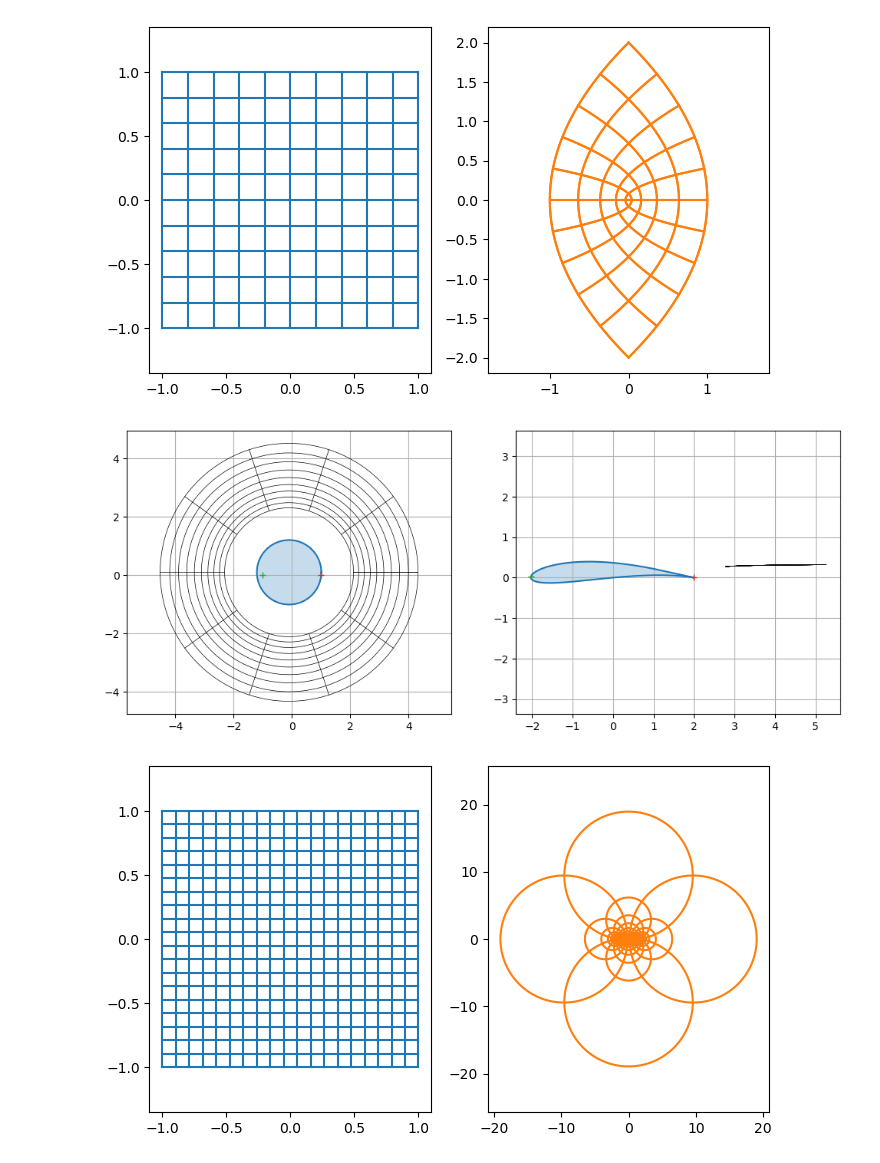
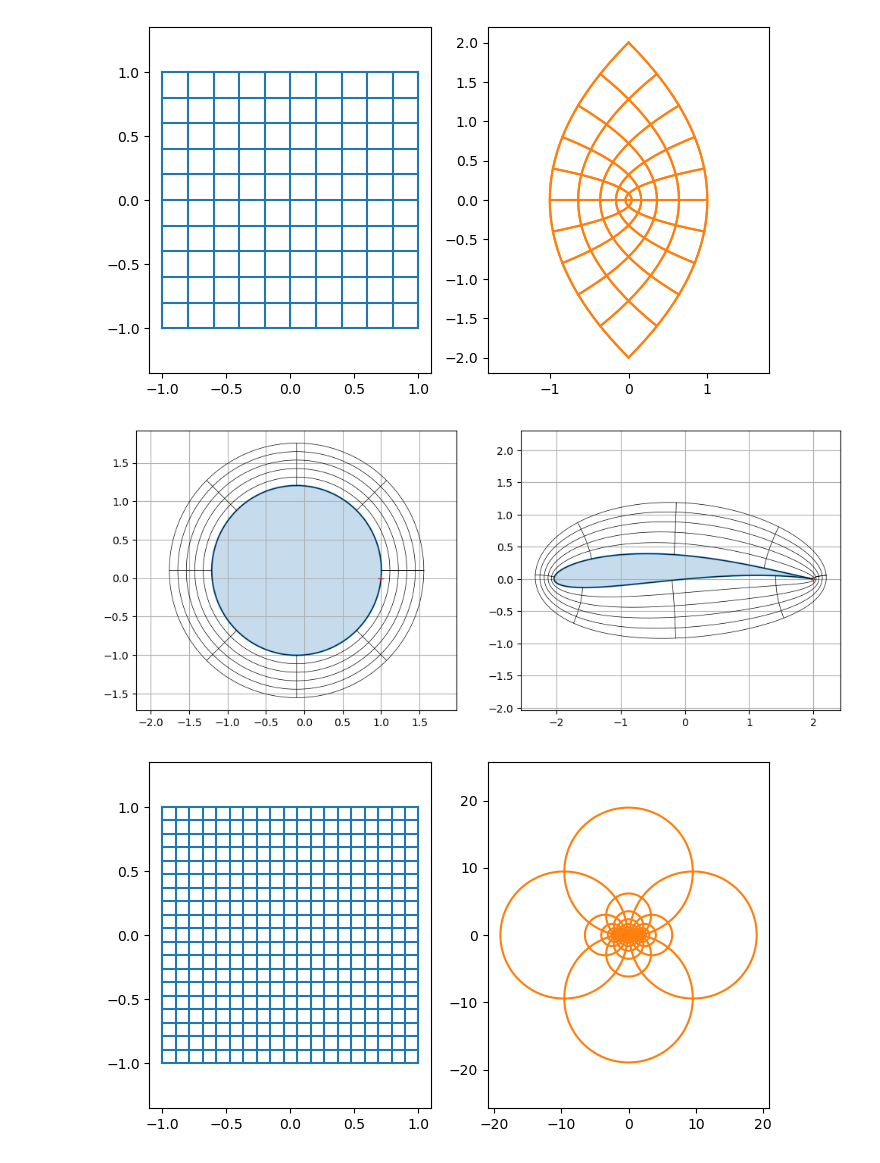
Before and after one commit to boisgera/visualization-of-analytic-functions, a Jupyter notebook: Domain Coloring.ipynb, the cells around one changed output. Saved outputs shown, nothing was run; the diff lists cells and outputs as text; code cells hidden in the pictures.

```diff
--- a/Domain Coloring.ipynb
+++ b/Domain Coloring.ipynb
@@ -152,15 +150,15 @@ def grid(xs, ys):
         paths.append(line(x_min+1j*y, x_max+1j*y))
     return paths
 
-def polar_grid(rs, thetas):
+def polar_grid(rs, thetas, c=0.0+0.0j):
     paths = []
     r_min, r_max = rs[0], rs[-1]
     theta_min, theta_max = thetas[0], thetas[-1]
 
     for r in rs:
-        paths.append(circle(r=r, arg0=theta_min, arg1=theta_max))
+        paths.append(circle(r=r, arg0=theta_min, arg1=theta_max, c=c))
     for theta in thetas:
-        paths.append(line(r_min*exp(1j*theta), r_max*exp(1j*theta)))
+        paths.append(line(r_min*exp(1j*theta)+c, r_max*exp(1j*theta)+c))
     return paths
 # %%
 
@@ -243,52 +241,49 @@ None
 def Joukowsky(z):
     return z + 1.0 / z
 
-c = -0.1 + 0.1j
-r = abs(c - 1)
+c = -0.10 + 0.10j
+r = abs(c - 1) # such that the circle circle(c, t) goes through 1+0j
 
-def T(z):
-    return Joukowsky(c + r*z)
+J = Joukowsky
 
 gamma = circle(c=c, r=r)
 J_gamma = lambda t: Joukowsky(gamma(t))
 
-paths = polar_grid(rs=logspace(1, 2, 10, base=2), thetas=linspace(0, 2*pi, 11))
+paths = polar_grid(rs=[1.0*r, 1.1*r, 1.2*r, 1.3*r, 1.4*r, 1.5*r], thetas=linspace(0, 2*pi, 8+1), c=c)
 
 fig, (ax1, ax2) = subplots(1,2)
 fig.set_figwidth(12)
 
 t = linspace(0.0, 1.0, 10000)
 
 ax1.plot(gamma(t).real, gamma(t).imag, color="C0")
 ax1.fill(gamma(t).real, gamma(t).imag, color="C0", alpha=0.25)
 for path in paths:
-    path_t = r*path(t) + c
+    path_t = path(t)
     ax1.plot(path_t.real, path_t.imag, color="k", lw=0.5)
-#ax1.plot(c.real, c.imag, "+", color="C1")
-ax1.plot(-1.0, 0, "+", color="C2")
+#ax1.plot(c.real, c.imag, "+", color="C2")
 ax1.plot(+1.0, 0, "+", color="C3")
 ax1.grid(True)
 ax1.axis("equal")
 
 ax2.plot(J_gamma(t).real, J_gamma(t).imag, color="C0")
 ax2.fill(J_gamma(t).real, J_gamma(t).imag, color="C0", alpha=0.25)
 for path in paths:
-    T_path_t = T(r*path_t+c)
-    ax2.plot(T_path_t.real, T_path_t.imag, color="k", lw=0.5)
-#ax2.plot(T(c).real, T(c).imag, "+", color="C1")
-ax2.plot(T(-1.0).real, T(-1.0).imag, "+", color="C2")
-ax2.plot(T(1.0).real, T(1.0).imag, "+", color="C3")
+    J_path_t = J(path(t))
+    ax2.plot(J_path_t.real, J_path_t.imag, color="k", lw=0.5)
+#ax2.plot(J(c).real, J(c).imag, "+", color="C2")
+ax2.plot(J(1.0).real, J(1.0).imag, "+", color="C3")
 
 
 ax2.grid(True)
 ax2.axis("equal")
 
 None
 
 # TODO: study/explain the "pinch" (f'=0 when z=1 => angle doubling)
 # TODO: irrotational & incompressible flow. Solve for cylinder, then map?
 # %% [output]
-[figure, old version]
+[figure, new version]
 # %%
 f = Joukowsky
 
```
Also changed, not shown: parts of 5 cells of this notebook.
